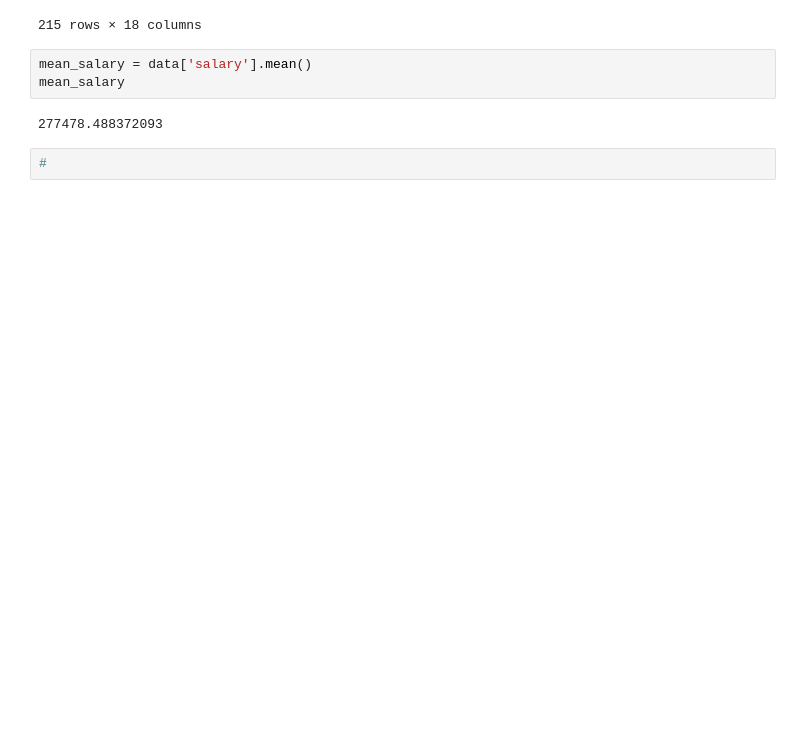
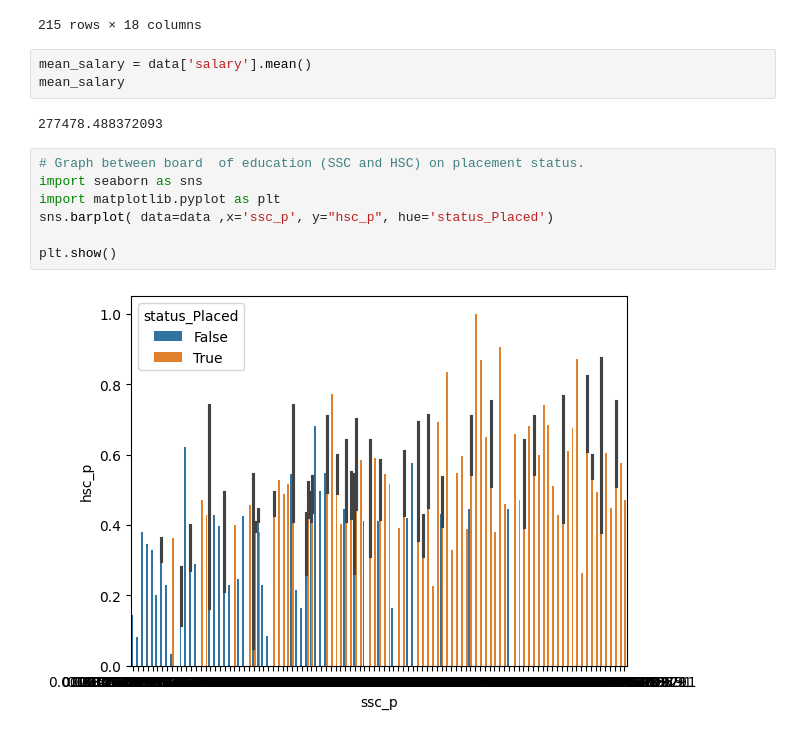
Before and after one commit to Pranav-Marwaha-73/O7-test, a Jupyter notebook: Data.ipynb, the cells around one changed output. Drawn from its saved outputs; the diff is of its cells as text; blank space fills up the shorter version.

```diff
--- a/Data.ipynb
+++ b/Data.ipynb
@@ -298,4 +298,11 @@ mean_salary
 # %% [output]
 277478.488372093
 # %%
-#
+# Graph between board  of education (SSC and HSC) on placement status.
+import seaborn as sns
+import matplotlib.pyplot as plt
+sns.barplot( data=data ,x='ssc_p', y="hsc_p", hue='status_Placed')
+
+plt.show()
+# %% [output]
+[figure, added]
```
Also changed, not shown: parts of 2 cells of this notebook.
